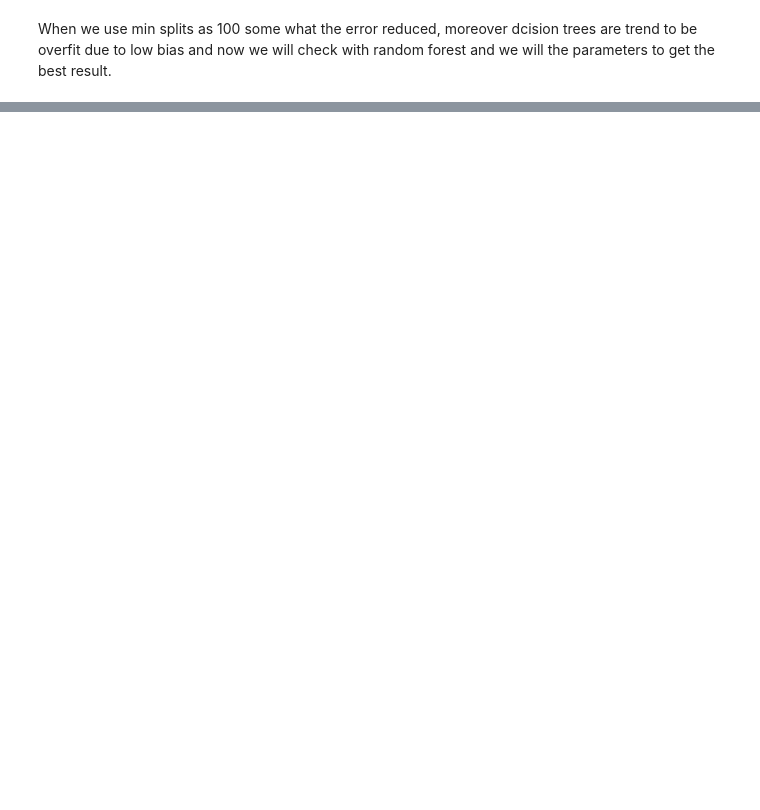
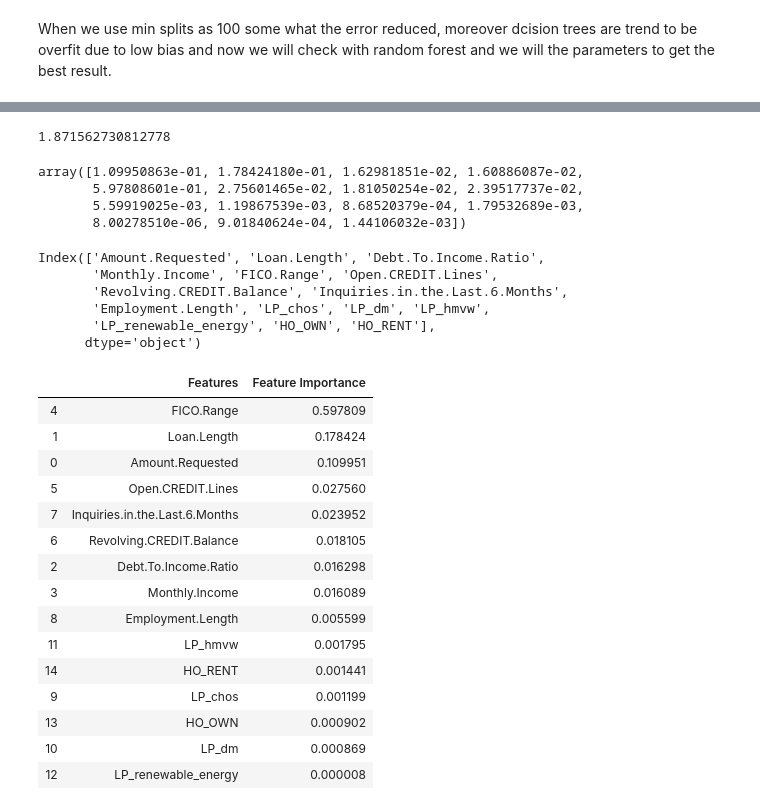
Before and after one commit to Raavi-Santhosh/Loan-Interest-Prediction, a Jupyter notebook: Data Processing & EDA.ipynb, the cells around one changed output, grey strips where cells are left out. Drawn from its saved outputs; the diff is of its cells as text; code cells hidden in the pictures; blank space fills up the shorter version.

Commit message:
code updated to Randomforest

```diff
--- a/Data Processing & EDA.ipynb
+++ b/Data Processing & EDA.ipynb
@@ -640,0 +780,4 @@ When we use min splits as 100 some what the error reduced, moreover dcision tree
+# %%
+forest2.fit(x_train,y_train)
+pred = forest2.predict(x_test)
+rmse(y_test,pred)
@@ -640,0 +788,3 @@ When we use min splits as 100 some what the error reduced, moreover dcision tree
+# %%
+ramdomForest = RandomizedSearchCV(my_forest,param_distributions=params_dict,n_iter=500,n_jobs=-1,cv=3,random_state=2)
+ramdomForest.fit(x_train,y_train)
@@ -640,0 +809,45 @@ When we use min splits as 100 some what the error reduced, moreover dcision tree
+# %%
+forest3 = ramdomForest.best_estimator_
+forest3.fit(x_train,y_train)
+pred = forest3.predict(x_test)
+rmse(y_test,pred)
+# %% [output]
+1.871562730812778
+# %%
+forest2.feature_importances_
+# %% [output]
+array([1.09950863e-01, 1.78424180e-01, 1.62981851e-02, 1.60886087e-02,
+       5.97808601e-01, 2.75601465e-02, 1.81050254e-02, 2.39517737e-02,
+       5.59919025e-03, 1.19867539e-03, 8.68520379e-04, 1.79532689e-03,
+       8.00278510e-06, 9.01840624e-04, 1.44106032e-03])
+# %%
+x_train.columns
+# %% [output]
+Index(['Amount.Requested', 'Loan.Length', 'Debt.To.Income.Ratio',
+       'Monthly.Income', 'FICO.Range', 'Open.CREDIT.Lines',
+       'Revolving.CREDIT.Balance', 'Inquiries.in.the.Last.6.Months',
+       'Employment.Length', 'LP_chos', 'LP_dm', 'LP_hmvw',
+       'LP_renewable_energy', 'HO_OWN', 'HO_RENT'],
+      dtype='object')
+# %%
+f = pd.DataFrame({'Features' : x_train.columns,
+              'Feature Importance' : forest2.feature_importances_})
+# %%
+f.sort_values(by='Feature Importance',ascending=False)
+# %% [output]
+|  | Features | Feature Importance |
+| 4 | FICO.Range | 0.597809 |
+| 1 | Loan.Length | 0.178424 |
+| 0 | Amount.Requested | 0.109951 |
+| 5 | Open.CREDIT.Lines | 0.027560 |
+| 7 | Inquiries.in.the.Last.6.Months | 0.023952 |
+| 6 | Revolving.CREDIT.Balance | 0.018105 |
+| 2 | Debt.To.Income.Ratio | 0.016298 |
+| 3 | Monthly.Income | 0.016089 |
+| 8 | Employment.Length | 0.005599 |
+| 11 | LP_hmvw | 0.001795 |
+| 14 | HO_RENT | 0.001441 |
+| 9 | LP_chos | 0.001199 |
+| 13 | HO_OWN | 0.000902 |
+| 10 | LP_dm | 0.000869 |
+| 12 | LP_renewable_energy | 0.000008 |
```
Also changed, not shown: parts of 30 cells of this notebook.
